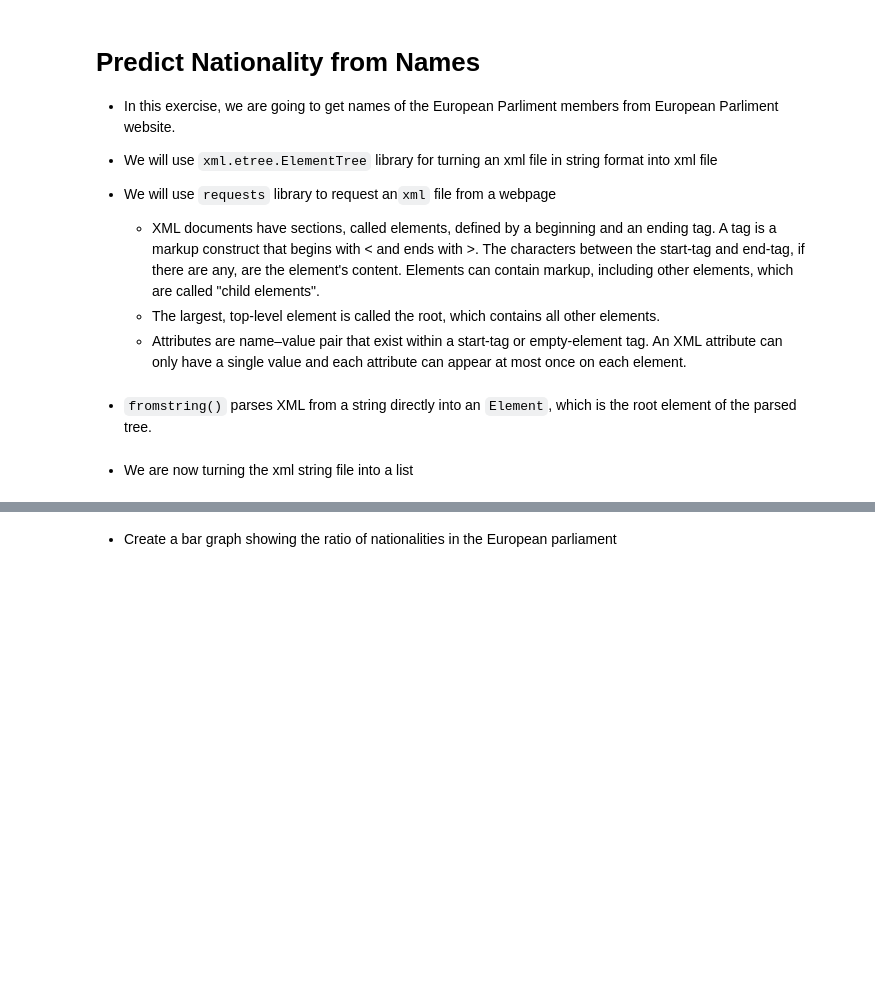
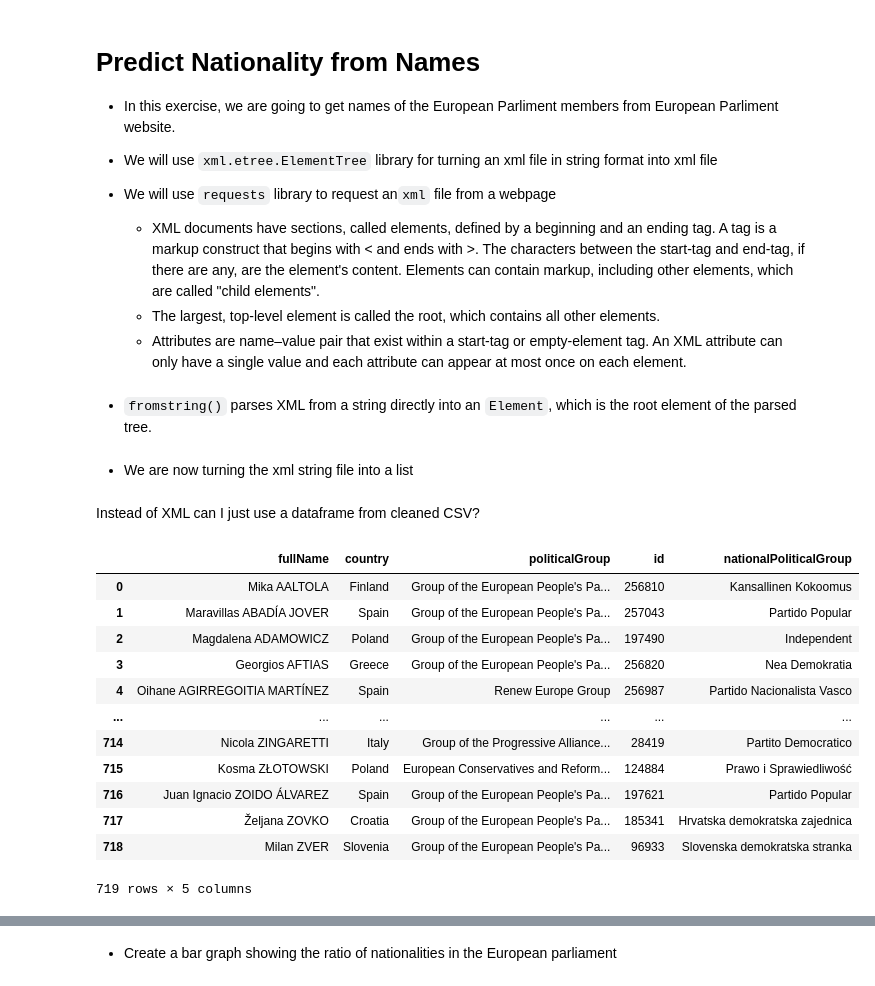
Before and after one commit to matthewcavanaugh96/magnimind, a Jupyter notebook: EU Parliament/01-EuropeParlSt.ipynb, the cells around one changed output, grey strips where cells are left out. Saved outputs shown, nothing was run; the diff lists cells and outputs as text; code cells hidden in the pictures; blank space fills up the shorter version.

```diff
--- a/EU Parliament/01-EuropeParlSt.ipynb
+++ b/EU Parliament/01-EuropeParlSt.ipynb
@@ -28,4 +28,23 @@ import requests
 - `fromstring()` parses XML from a string directly into an `Element`, which is the root element of the parsed tree.
 # %% [markdown]
 - We are now turning the xml string file into a list
+# %% [markdown]
+Instead of XML can I just use a dataframe from cleaned CSV?
+# %%
+df = pd.read_csv('EU Parliament Members.csv')
+df
+# %% [output]
+|  | fullName | country | politicalGroup | id | nationalPoliticalGroup |
+| 0 | Mika AALTOLA | Finland | Group of the European People's Pa... | 256810 | Kansallinen Kokoomus |
+| 1 | Maravillas ABADÍA JOVER | Spain | Group of the European People's Pa... | 257043 | Partido Popular |
+| 2 | Magdalena ADAMOWICZ | Poland | Group of the European People's Pa... | 197490 | Independent |
+| 3 | Georgios AFTIAS | Greece | Group of the European People's Pa... | 256820 | Nea Demokratia |
+| 4 | Oihane AGIRREGOITIA MARTÍNEZ | Spain | Renew Europe Group | 256987 | Partido Nacionalista Vasco |
+| ... | ... | ... | ... | ... | ... |
+| 714 | Nicola ZINGARETTI | Italy | Group of the Progressive Alliance... | 28419 | Partito Democratico |
+| 715 | Kosma ZŁOTOWSKI | Poland | European Conservatives and Reform... | 124884 | Prawo i Sprawiedliwość |
+| 716 | Juan Ignacio ZOIDO ÁLVAREZ | Spain | Group of the European People's Pa... | 197621 | Partido Popular |
+| 717 | Željana ZOVKO | Croatia | Group of the European People's Pa... | 185341 | Hrvatska demokratska zajednica |
+| 718 | Milan ZVER | Slovenia | Group of the European People's Pa... | 96933 | Slovenska demokratska stranka |
+719 rows × 5 columns
 # %% [markdown]
```
Also changed, not shown: parts of 6 cells of this notebook, 5 other files.
